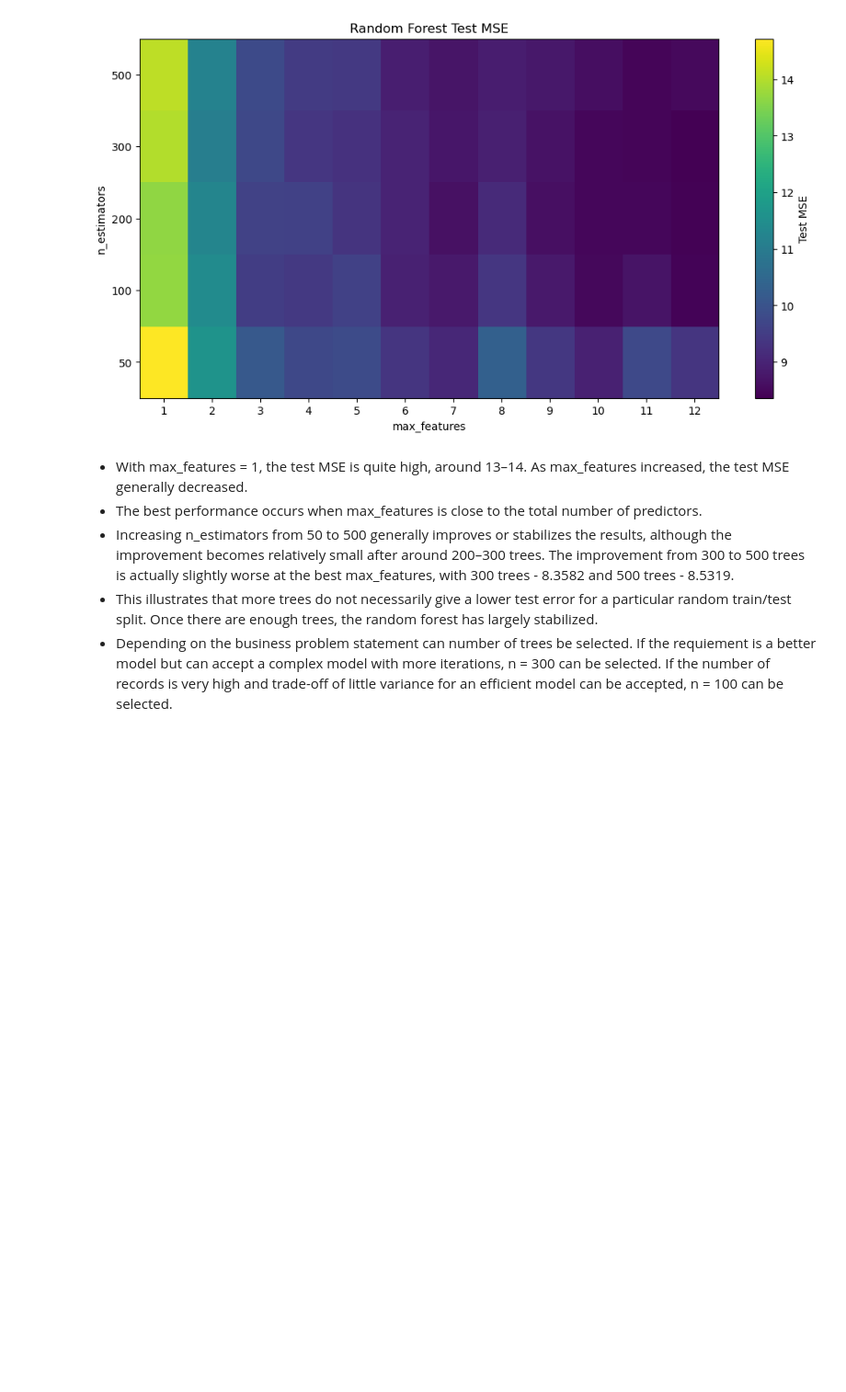
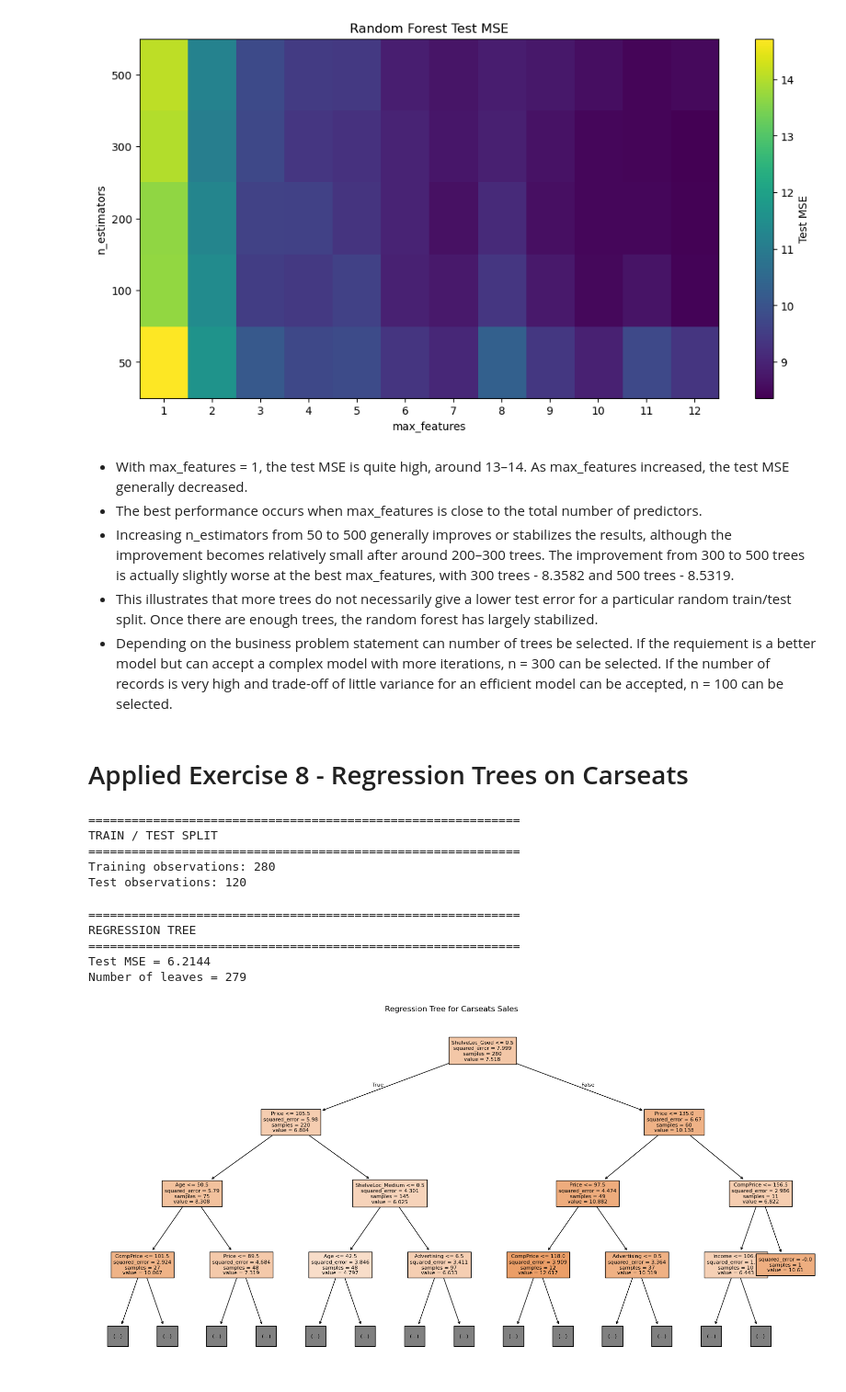
Before and after one commit to sumukha-r/isl-python-solutions, a Jupyter notebook: Chapter08-Tree-Based-Models/Chapter08-Tree-Based-Models.ipynb, the cells around one changed output. Shown at 92% size. Cells and saved outputs as stored; diff of their text form; code cells hidden in the pictures; blank space fills up the shorter version.

Commit message:
Applied Exercise 8 Chapter 8

```diff
--- a/Chapter08-Tree-Based-Models/Chapter08-Tree-Based-Models.ipynb
+++ b/Chapter08-Tree-Based-Models/Chapter08-Tree-Based-Models.ipynb
@@ -86,3 +90,48 @@ Test MSE = 8.3582
 - Increasing n_estimators from 50 to 500 generally improves or stabilizes the results, although the improvement becomes relatively small after around 200–300 trees. The improvement from 300 to 500 trees is actually slightly worse at the best max_features, with 300 trees - 8.3582 and 500 trees - 8.5319.
 - This illustrates that more trees do not necessarily give a lower test error for a particular random train/test split. Once there are enough trees, the random forest has largely stabilized.
 - Depending on the business problem statement can number of trees be selected. If the requiement is a better model but can accept a complex model with more iterations, n = 300 can be selected. If the number of records is very high and trade-off of little variance for an efficient model can be accepted, n = 100 can be selected.
+# %% [markdown]
+# Applied Exercise 8 - Regression Trees on Carseats
+# %%
+data = load_data("Carseats")
+data = pd.get_dummies(data, columns=["ShelveLoc", "Urban", "US"], drop_first=True)
+data = data.astype(float)
+
+X = data.drop(columns="Sales")
+y = data["Sales"]
+X_train, X_test, y_train, y_test = train_test_split(X, y, test_size=0.3, random_state=1)
+
+print("=" * 60)
+print("TRAIN / TEST SPLIT")
+print("=" * 60)
+print(f"Training observations: {len(X_train)}")
+print(f"Test observations: {len(X_test)}")
+# %% [output]
+============================================================
+TRAIN / TEST SPLIT
+============================================================
+Training observations: 280
+Test observations: 120
+# %%
+tree = DecisionTreeRegressor(random_state=1)
+tree.fit(X_train, y_train)
+tree_pred = tree.predict(X_test)
+tree_mse = mean_squared_error(y_test, tree_pred)
+
+print("=" * 60)
+print("REGRESSION TREE")
+print("=" * 60)
+print(f"Test MSE = {tree_mse:.4f}")
+print(f"Number of leaves = {tree.get_n_leaves()}")
+
+plt.figure(figsize=(20, 10))
+plot_tree(tree, feature_names=X.columns, filled=True, max_depth=3, fontsize=8)
+plt.title("Regression Tree for Carseats Sales")
+plt.show()
+# %% [output]
+============================================================
+REGRESSION TREE
+============================================================
+Test MSE = 6.2144
+Number of leaves = 279
+[figure, added]
```
Also changed, not shown: parts of 6 cells of this notebook, 1 other file.
